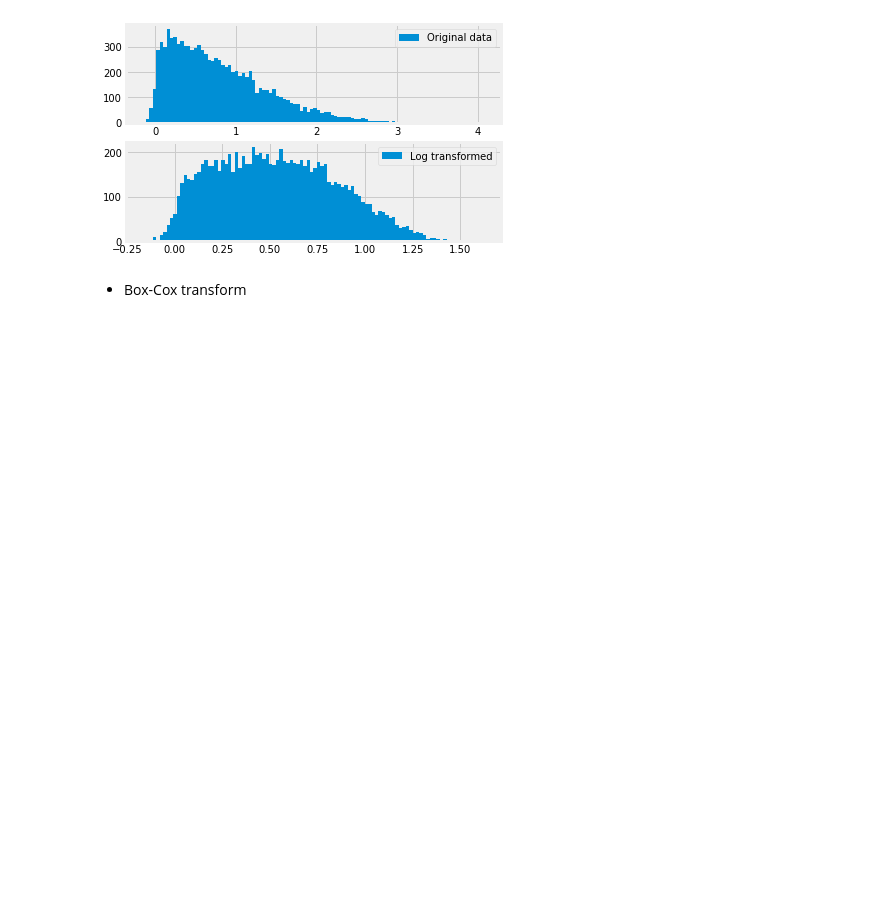
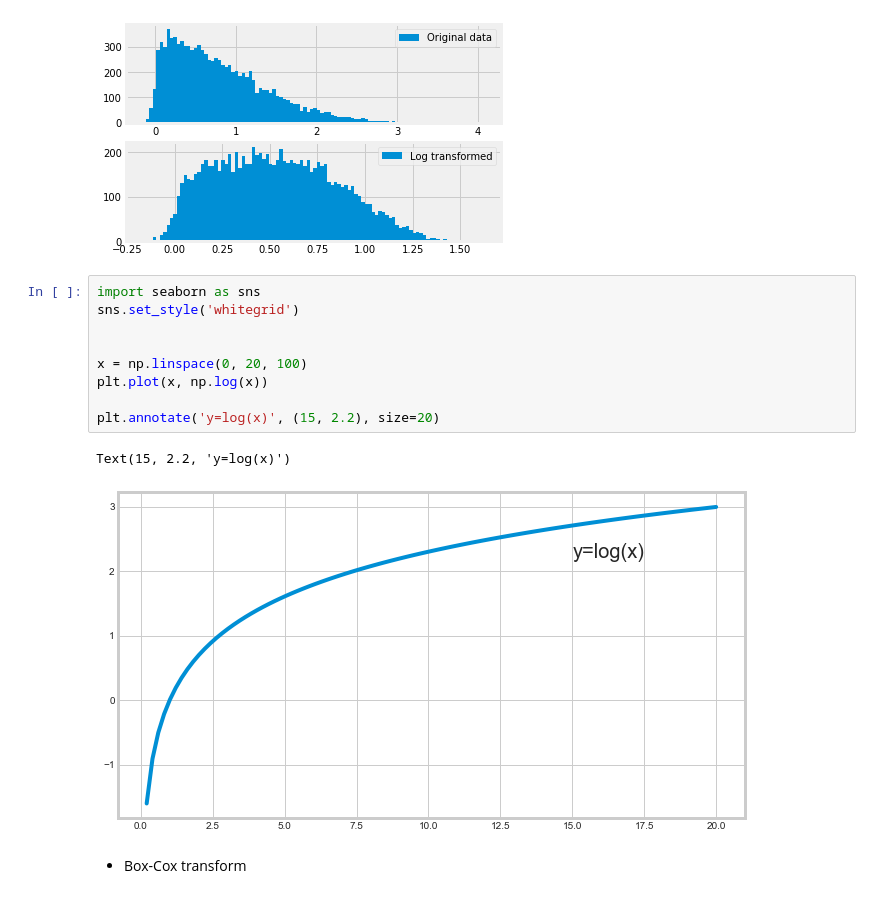
Before and after one commit to MaxwellLZH/blog, a Jupyter notebook: outlier-detection-series/statsbased/example.ipynb, the cells around one changed output. Drawn from its saved outputs; the diff is of its cells as text; blank space fills up the shorter version.

```diff
--- a/outlier-detection-series/statsbased/example.ipynb
+++ b/outlier-detection-series/statsbased/example.ipynb
@@ -39,6 +39,18 @@ axes[1].legend()
 # %% [output]
 <matplotlib.legend.Legend at 0x...>
 [figure]
+# %%
+import seaborn as sns
+sns.set_style('whitegrid')
+
+
+x = np.linspace(0, 20, 100)
+plt.plot(x, np.log(x))
+
+plt.annotate('y=log(x)', (15, 2.2), size=20)
+# %% [output]
+Text(15, 2.2, 'y=log(x)')
+[figure, added]
 # %% [markdown]
 - Box-Cox transform
 # %%
```
Also changed, not shown: parts of 3 cells of this notebook, 9 other files.
